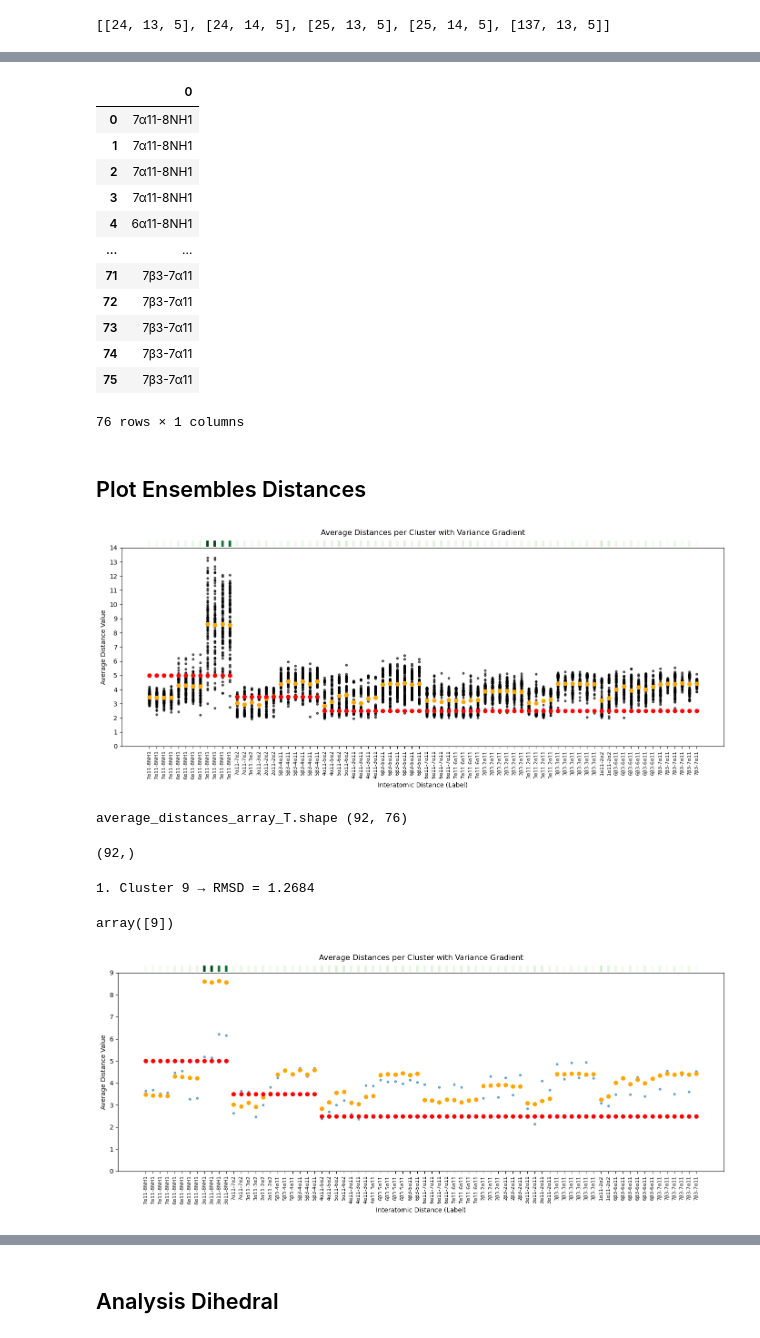
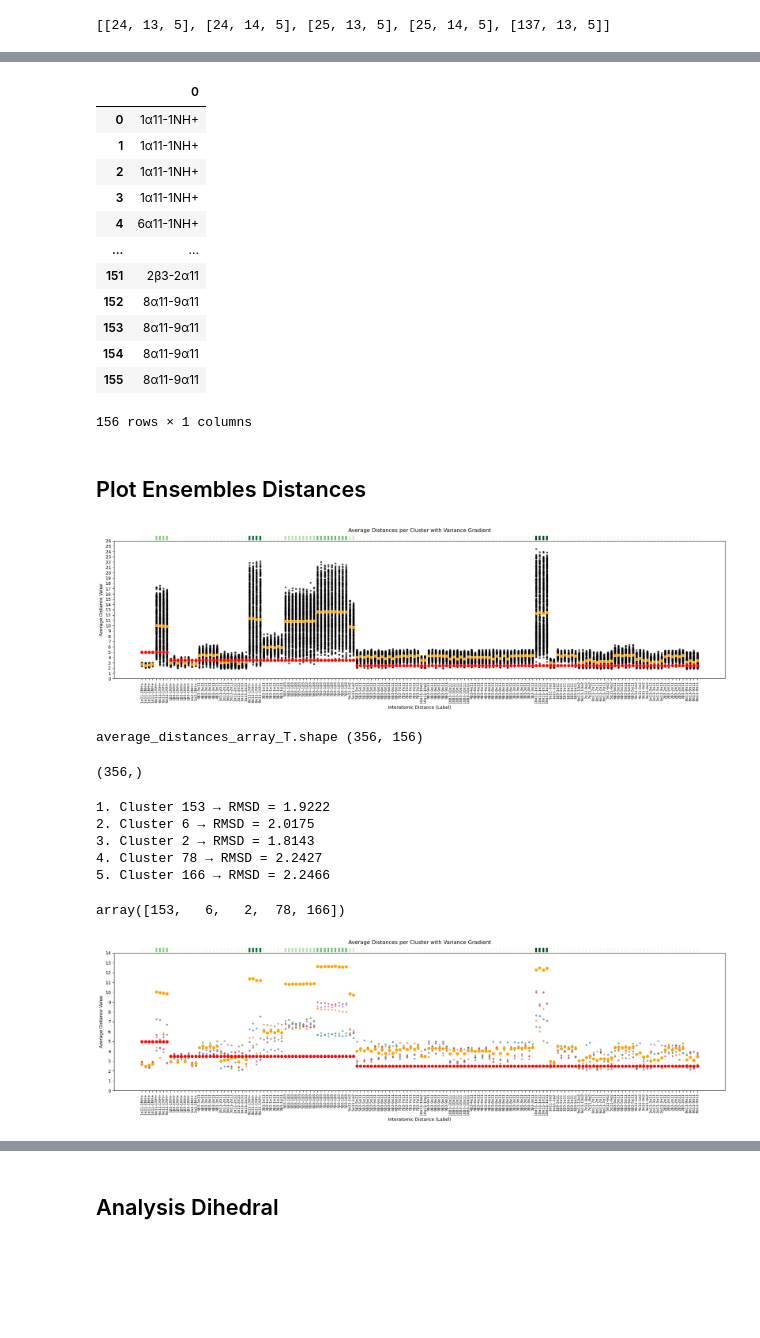
Before and after one commit to vvoelz/nspe-oligomers, a Jupyter notebook: peptoid/nspe_10/analysis/clustering_by_angle.ipynb, the cells around one changed output, grey strips where cells are left out. Cells and saved outputs as stored; diff of their text form; code cells hidden in the pictures; blank space fills up the shorter version.

Commit message:
adding script for nspe19

```diff
--- a/peptoid/nspe_10/analysis/clustering_by_angle.ipynb
+++ b/peptoid/nspe_10/analysis/clustering_by_angle.ipynb
@@ -169,7 +169,7 @@ df_cluster
 # Example input (either form)
 #top_n = 5                     # automatic selection
 # top_n = [2, 5, 7]              # manual selection
-top_n = [ 9,  7,  0, 10, 15]                  # manually selected cluster 10
+top_n = [ 153,   6,   2,  78, 166]                  # manually selected cluster 10
 
 # Process top clusters
 if isinstance(top_n, int):
@@ -343,7 +343,8 @@ dist_res[:5]
 atomtype_lookup = {
     ('H02', 'H12'): 'α11',
     ('H02', 'H13'): 'α11',
-
+    ('H02', 'H1'): 'NH+',
+    ('H02', 'H2'): 'NH+',
     ('H02', 'H3'): 'α2',
     ('H02', 'H4'): 'β3',
     ('H02', 'H5'): 'β3',
@@ -381,7 +382,7 @@ def translate_pyemma_label(label):
 # %%
 # Settings
 human_interpretable_label = True
-grofile = "../nspe_7_1.amb2gmx/nspe_7_1_GMX.gro"
+grofile = "../nspe_10.amb2gmx/nspe_10_GMX.gro"
 
 # Prepare label cache
 labels = []
@@ -404,5 +405,5 @@ for atom1, atom2, target in dist_res:
     labels.append(label)
 
 targets = np.array(targets)
-labels
+labels[0]
 # %% [output]
@@ -447,52 +432,52 @@ df_labels.to_csv("clustering/human_readable_labels.csv", index=False)
 df_labels
 # %% [output]
 |  | 0 |
-| 0 | 7α11-8NH1 |
-| 1 | 7α11-8NH1 |
-| 2 | 7α11-8NH1 |
-| 3 | 7α11-8NH1 |
-| 4 | 6α11-8NH1 |
+| 0 | 1α11-1NH+ |
+| 1 | 1α11-1NH+ |
+| 2 | 1α11-1NH+ |
+| 3 | 1α11-1NH+ |
+| 4 | 6α11-1NH+ |
 | ... | ... |
-| 71 | 7β3-7α11 |
-| 72 | 7β3-7α11 |
-| 73 | 7β3-7α11 |
-| 74 | 7β3-7α11 |
-| 75 | 7β3-7α11 |
+| 151 | 2β3-2α11 |
+| 152 | 8α11-9α11 |
+| 153 | 8α11-9α11 |
+| 154 | 8α11-9α11 |
+| 155 | 8α11-9α11 |
-76 rows × 1 columns
+156 rows × 1 columns
 # %% [markdown]
 ## Plot Ensembles Distances
 # %%
 mean_across_clusters = average_distances_array.mean(axis=1)     # shape (76,)
 var_across_clusters = average_distances_array.var(axis=1)       # shape (76,)
 # Normalize the variance values to 0–1 for colormap
 norm = mcolors.Normalize(vmin=var_across_clusters.min(), vmax=var_across_clusters.max())
 cmap = cm.Greens  # or another colormap
 colors = cmap(norm(var_across_clusters))  # shape: (76, 4) — RGBA colors
 
 
-plt.figure(figsize=(14, 6))
+plt.figure(figsize=(20, 6))
 
 
 # Scatter plot: one color per cluster
 for j, label_id in enumerate(cluster_labels):
-    plt.scatter(range(76), average_distances_array[:, j], color='black',
+    plt.scatter(range(156), average_distances_array[:, j], color='black',
             s=10, alpha=0.6)
-plt.scatter(range(76), mean_across_clusters, color='orange')
-plt.scatter(range(76), targets, color='red')
-for i in range(76):
+plt.scatter(range(156), mean_across_clusters, color='orange')
+plt.scatter(range(156), targets, color='red')
+for i in range(156):
     plt.axvline(x=i, ymin=1.01, ymax=1.03, color=colors[i], linewidth=4, clip_on=False)
 
 
 # X-axis ticks as human-readable labels
-plt.xticks(ticks=np.arange(76), labels=labels, rotation=90, fontsize=8)
+plt.xticks(ticks=np.arange(156), labels=labels, rotation=90, fontsize=8)
 plt.yticks(ticks=np.arange(0, plt.ylim()[1] + 1, 1))  # interval = 1
 plt.xlabel("Interatomic Distance (Label)")
 plt.ylabel("Average Distance Value")
 plt.title("Average Distances per Cluster with Variance Gradient", pad=20)
 plt.tight_layout()
 plt.show()
 # %% [output]
-[figure, old version]
+[figure, new version]
 # %%
 average_distances_array_T = average_distances_array.T
 print('average_distances_array_T.shape', average_distances_array_T.shape)
@@ -500,16 +485,16 @@ print('average_distances_array_T.shape', average_distances_array_T.shape)
 rmsd = np.sqrt(np.mean((average_distances_array_T - targets) ** 2, axis=1))
 rmsd.shape
 # %% [output]
-average_distances_array_T.shape (92, 76)
+average_distances_array_T.shape (356, 156)
-(92,)
+(356,)
 # %%
 # Get indices of clusters sorted by RMSD
 sorted_indices = np.argsort(rmsd)
 
 # Get the smallest five
 top5_indices = sorted_indices[:5]
-top5_indices = np.array([ 9,  7,  0, 10, 15])
-top5_indices = np.array([ 9])
+top5_indices = np.array([153,   6,   2,  78, 166])
+#top5_indices = np.array([ 153])
 top5_rmsd = rmsd[top5_indices]
 
 # Print them
@@ -518,8 +503,12 @@ for rank, (idx, val) in enumerate(zip(top5_indices, top5_rmsd), 1):
 
 top5_indices
 # %% [output]
-1. Cluster 9 → RMSD = 1.2684
+1. Cluster 153 → RMSD = 1.9222
+2. Cluster 6 → RMSD = 2.0175
+3. Cluster 2 → RMSD = 1.8143
+4. Cluster 78 → RMSD = 2.2427
+5. Cluster 166 → RMSD = 2.2466
-array([9])
+array([153,   6,   2,  78, 166])
 # %%
 mean_across_clusters = average_distances_array.mean(axis=1)     # shape (76,)
 var_across_clusters = average_distances_array.var(axis=1)       # shape (76,)
@@ -529,21 +518,21 @@ cmap = cm.Greens  # or another colormap
 colors = cmap(norm(var_across_clusters))  # shape: (76, 4) — RGBA colors
 
 
-plt.figure(figsize=(14, 6))
+plt.figure(figsize=(20, 6))
 
 
 # Only plot top 5 lowest-RMSD clusters
 for cluster_idx in top5_indices:
-    plt.scatter(range(76), average_distances_array_T[cluster_idx],
+    plt.scatter(range(156), average_distances_array_T[cluster_idx],
                 s=10, alpha=0.6, label=f'Cluster {cluster_idx}')
-plt.scatter(range(76), mean_across_clusters, color='orange')
-plt.scatter(range(76), targets, color='red')
-for i in range(76):
+plt.scatter(range(156), mean_across_clusters, color='orange')
+plt.scatter(range(156), targets, color='red')
+for i in range(156):
     plt.axvline(x=i, ymin=1.01, ymax=1.03, color=colors[i], linewidth=4, clip_on=False)
 
 
 # X-axis ticks as human-readable labels
-plt.xticks(ticks=np.arange(76), labels=labels, rotation=90, fontsize=8)
+plt.xticks(ticks=np.arange(156), labels=labels, rotation=90, fontsize=8)
 plt.yticks(ticks=np.arange(0, plt.ylim()[1] + 1, 1))  # interval = 1
 plt.xlabel("Interatomic Distance (Label)")
 plt.ylabel("Average Distance Value")
@@ -551,4 +540,4 @@ plt.title("Average Distances per Cluster with Variance Gradient", pad=20)
 plt.tight_layout()
 plt.show()
 # %% [output]
-[figure, old version]
+[figure, new version]
```
Also changed, not shown: parts of 21 cells of this notebook, 1 other file.
